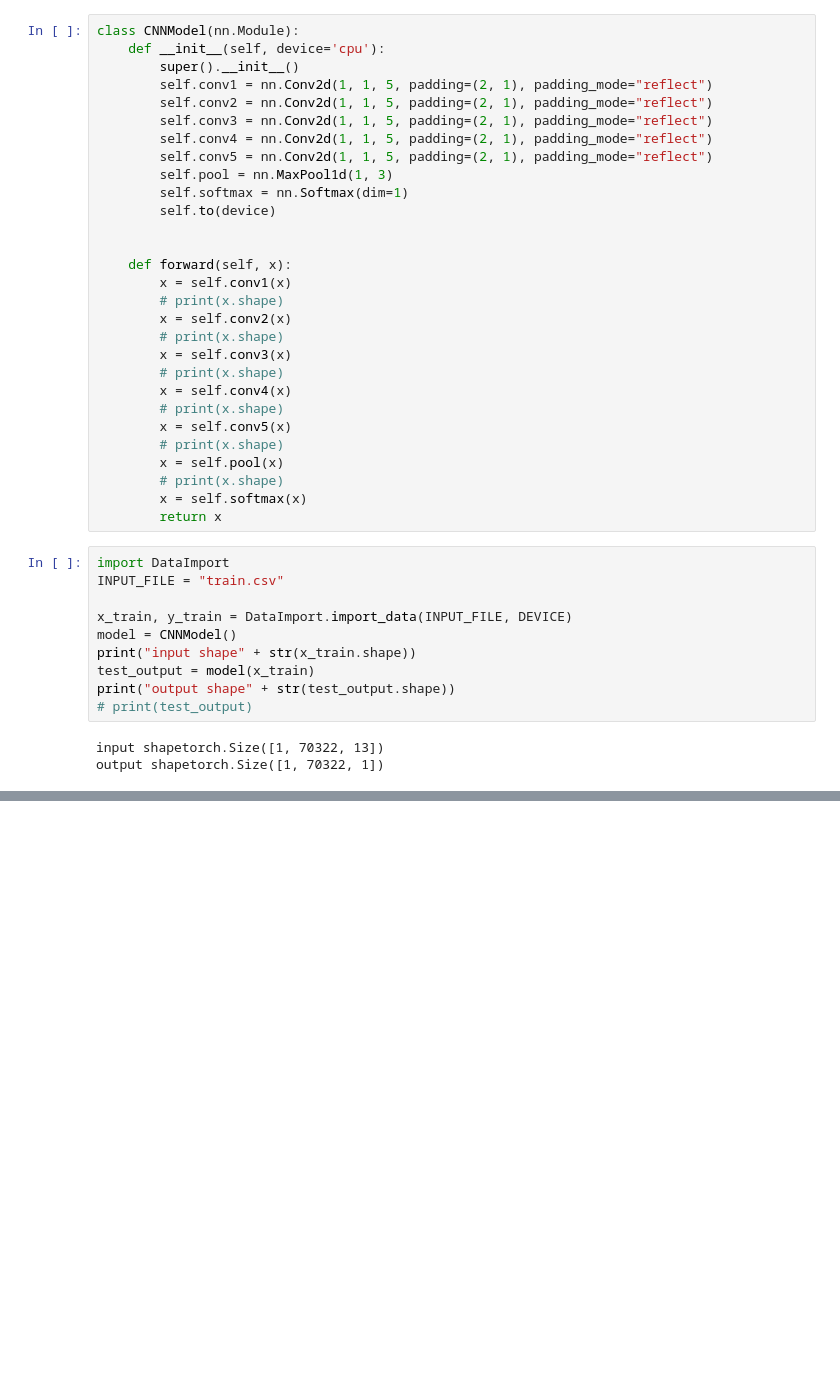
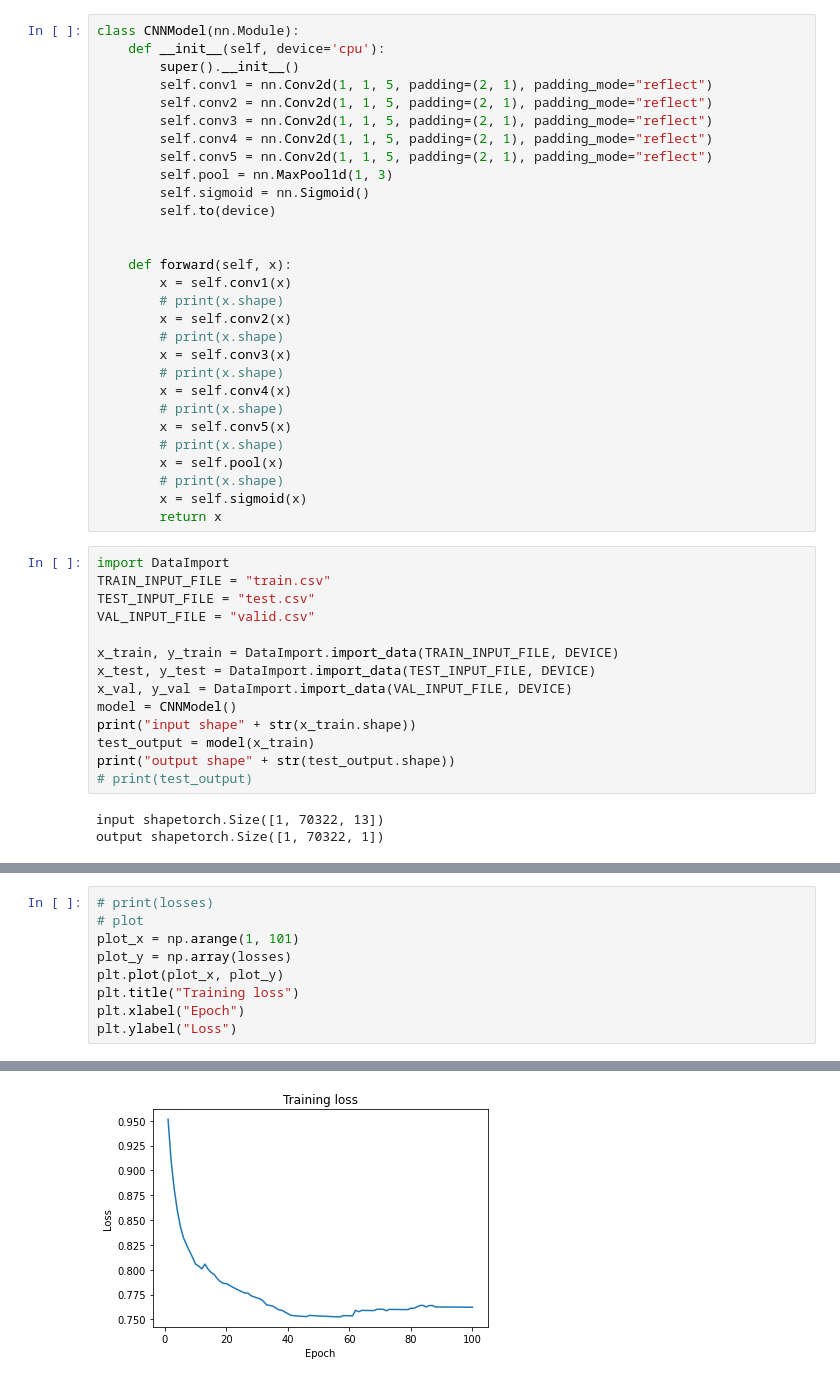
Before and after one commit to Duncan-Du/cnn-research, a Jupyter notebook: CNNModel.ipynb, the cells around one changed output, grey strips where cells are left out. Cells and saved outputs as stored; diff of their text form; blank space fills up the shorter version.

```diff
--- a/CNNModel.ipynb
+++ b/CNNModel.ipynb
@@ -20,7 +21,7 @@ class CNNModel(nn.Module):
         self.conv4 = nn.Conv2d(1, 1, 5, padding=(2, 1), padding_mode="reflect")
         self.conv5 = nn.Conv2d(1, 1, 5, padding=(2, 1), padding_mode="reflect")
         self.pool = nn.MaxPool1d(1, 3)
-        self.softmax = nn.Softmax(dim=1)
+        self.sigmoid = nn.Sigmoid()
         self.to(device)
 
 
@@ -37,13 +38,17 @@ class CNNModel(nn.Module):
         # print(x.shape)
         x = self.pool(x)
         # print(x.shape)
-        x = self.softmax(x)
+        x = self.sigmoid(x)
         return x
 # %%
 import DataImport
-INPUT_FILE = "train.csv"
+TRAIN_INPUT_FILE = "train.csv"
+TEST_INPUT_FILE = "test.csv"
+VAL_INPUT_FILE = "valid.csv"
 
-x_train, y_train = DataImport.import_data(INPUT_FILE, DEVICE)
+x_train, y_train = DataImport.import_data(TRAIN_INPUT_FILE, DEVICE)
+x_test, y_test = DataImport.import_data(TEST_INPUT_FILE, DEVICE)
+x_val, y_val = DataImport.import_data(VAL_INPUT_FILE, DEVICE)
 model = CNNModel()
 print("input shape" + str(x_train.shape))
 test_output = model(x_train)
@@ -108,0 +113,10 @@ Epoch 0: loss = 51.798866271972656
+# %%
+# print(losses)
+# plot
+plot_x = np.arange(1, 101)
+plot_y = np.array(losses)
+plt.plot(plot_x, plot_y)
+plt.title("Training loss")
+plt.xlabel("Epoch")
+plt.ylabel("Loss")
+# %% [output]
@@ -108,0 +124 @@ Epoch 0: loss = 51.798866271972656
+[figure, added]
```
Also changed, not shown: parts of 8 cells of this notebook, 2 other files.
